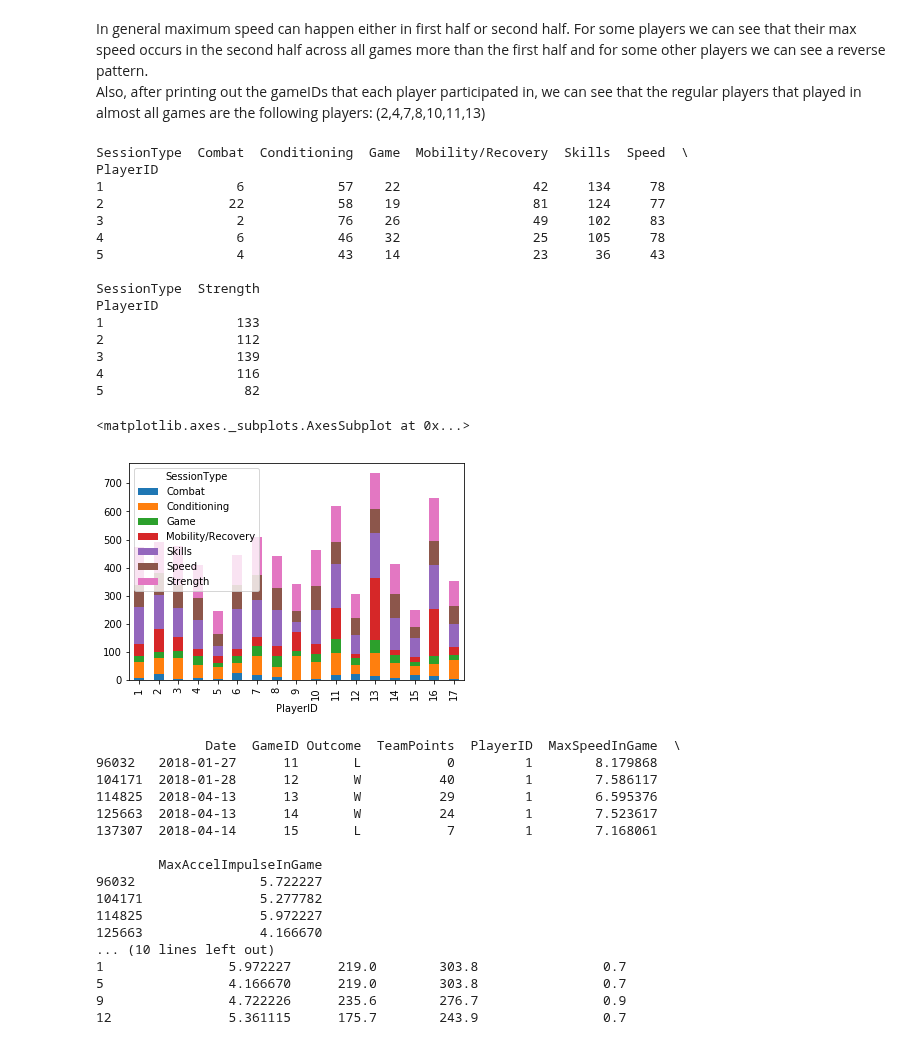
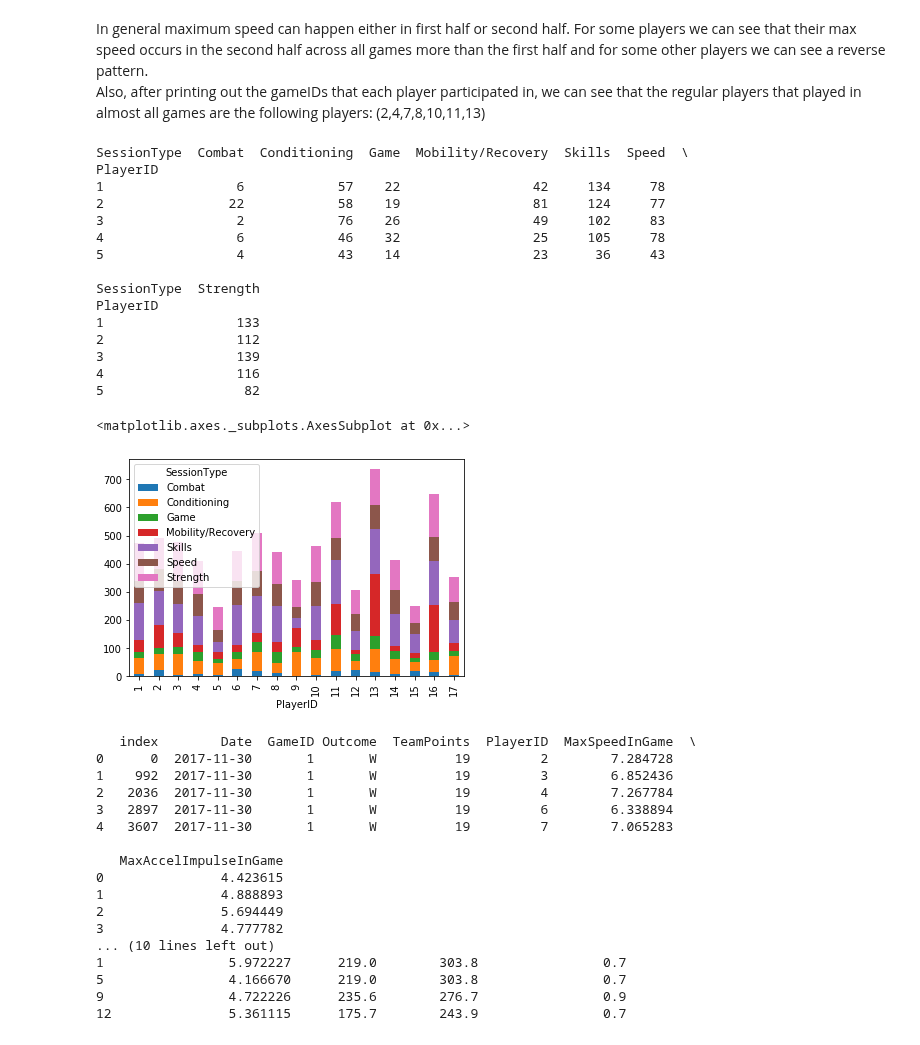
Before and after one commit to JoeRoussy/sta2453-project-1, a Jupyter notebook: gps_factor_analysis.ipynb, the cells around one changed output. Saved outputs shown, nothing was run; the diff lists cells and outputs as text; code cells hidden in the pictures.

Commit message:
Cleaned up the rpe data

```diff
--- a/gps_factor_analysis.ipynb
+++ b/gps_factor_analysis.ipynb
@@ -232,34 +232,34 @@ Name: GameID, dtype: int64
 In general maximum speed can happen either in first half or second half. For some players we can see that their max speed occurs in the second half across all games more than the first half and for some other players we can see a reverse pattern.<br>
 Also, after printing out the gameIDs that each player participated in, we can see that the regular players that played in almost all games are the following players: (2,4,7,8,10,11,13)
 # %%
-processed_rpe_df = pd.read_csv("./raw_data/processed_rpe.csv")
+processed_rpe_df = pd.read_csv("./processed_data/processed_rpe.csv")
 training_yes = processed_rpe_df[processed_rpe_df['Training'] == 1].drop(['Training'], axis=1)
 test5 = training_yes.groupby(['PlayerID', 'SessionType'])['Date'].count().unstack('SessionType').fillna(0)
 print(test5.head())
 test5.plot(kind='bar', stacked=True)
 # trainng_yes_df.groupby('PlayerID')['Date'].count().plot('bar')
 # %% [output]
 SessionType  Combat  Conditioning  Game  Mobility/Recovery  Skills  Speed  \
 PlayerID
 1                 6            57    22                 42     134     78
 2                22            58    19                 81     124     77
 3                 2            76    26                 49     102     83
 4                 6            46    32                 25     105     78
 5                 4            43    14                 23      36     43
 
 SessionType  Strength
 PlayerID
 1                 133
 2                 112
 3                 139
 4                 116
 5                  82
 <matplotlib.axes._subplots.AxesSubplot at 0x...>
-[figure, old version]
+[figure, new version]
 # %%
 speed_data = second_data[['Date','GameID','Outcome','TeamPoints','PlayerID','MaxSpeedInGame','MaxAccelImpulseInGame']].drop_duplicates()
+speed_data.to_csv('./processed_data/processed_gps.csv')
 speed_data = speed_data.sort_values(by=['PlayerID', 'Date'])
-print(speed_data.head())
 
 train_performance = speed_data.merge(processed_rpe_df[[
     'Date','PlayerID', 'AcuteLoad',
@@ -268,18 +268,18 @@ train_performance = speed_data.merge(processed_rpe_df[[
 train_performance = train_performance.sort_values(by=['PlayerID', 'Date','GameID'])
 print(train_performance.head())
 # %% [output]
-              Date  GameID Outcome  TeamPoints  PlayerID  MaxSpeedInGame  \
-96032   2018-01-27      11       L           0         1        8.179868
-104171  2018-01-28      12       W          40         1        7.586117
-114825  2018-04-13      13       W          29         1        6.595376
-125663  2018-04-13      14       W          24         1        7.523617
-137307  2018-04-14      15       L           7         1        7.168061
+   index        Date  GameID Outcome  TeamPoints  PlayerID  MaxSpeedInGame  \
+0      0  2017-11-30       1       W          19         2        7.284728
+1    992  2017-11-30       1       W          19         3        6.852436
+2   2036  2017-11-30       1       W          19         4        7.267784
+3   2897  2017-11-30       1       W          19         6        6.338894
+4   3607  2017-11-30       1       W          19         7        7.065283
 
-        MaxAccelImpulseInGame
-96032                5.722227
-104171               5.277782
-114825               5.972227
-125663               4.166670
+   MaxAccelImpulseInGame
+0               4.423615
+1               4.888893
+2               5.694449
+3               4.777782
 ... (10 lines left out)
 1                5.972227      219.0        303.8                0.7
 5                4.166670      219.0        303.8                0.7
```
Also changed, not shown: parts of 4 cells of this notebook, 7 other files.
